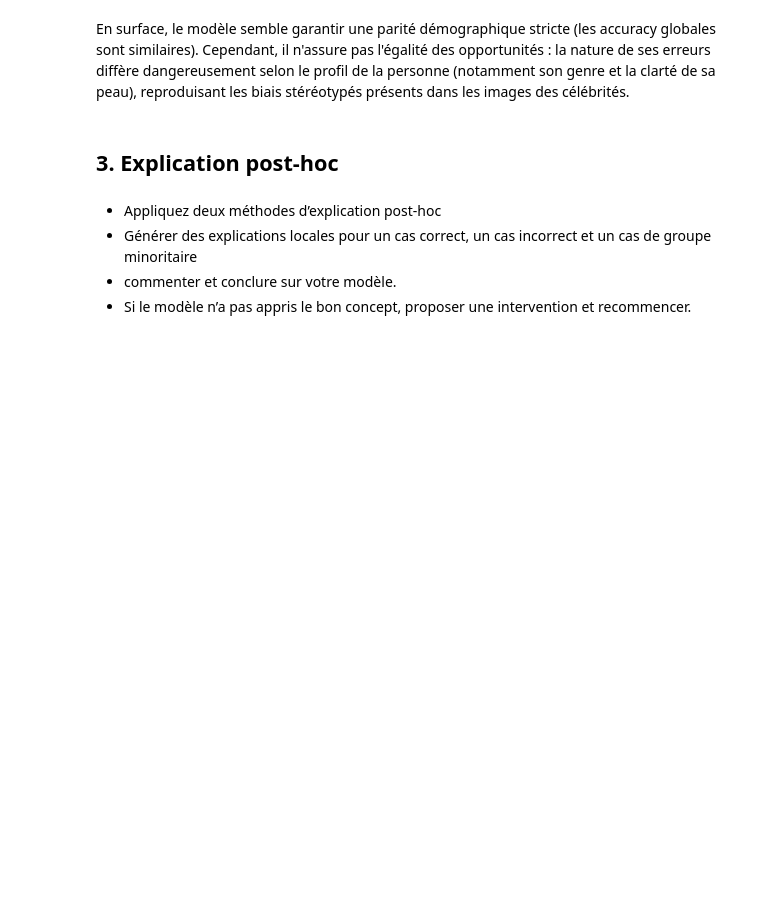
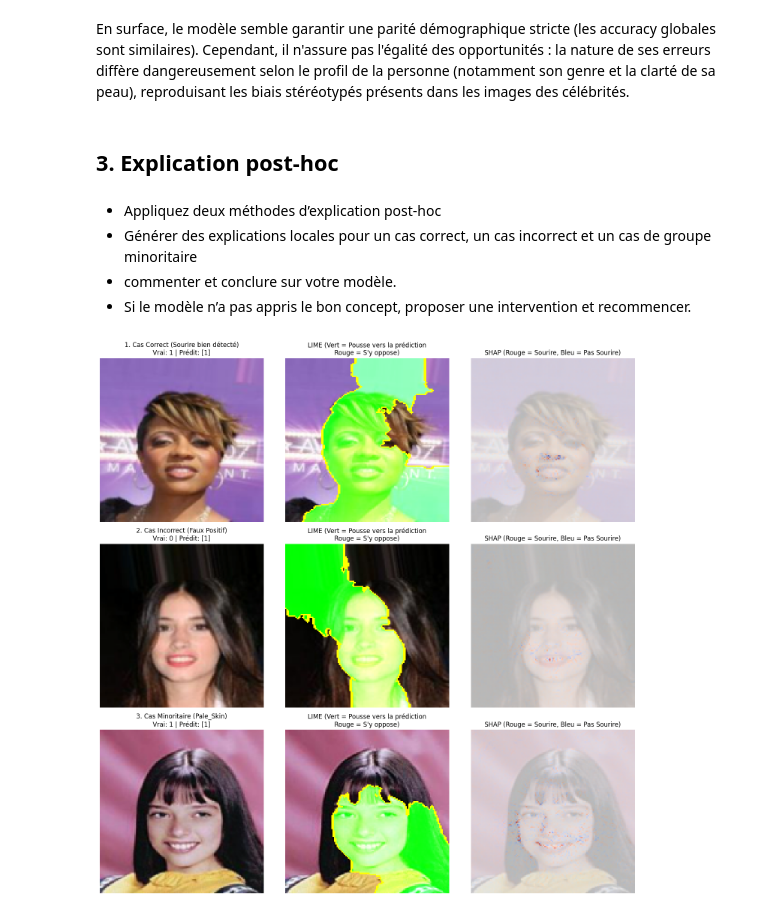
Before and after one commit to daphnemaschas/REXIA, a Jupyter notebook: notebooks/02_analyse_des_données_images.ipynb, the cells around one changed output. Drawn from its saved outputs; the diff is of its cells as text; code cells hidden in the pictures; blank space fills up the shorter version.

Commit message:
:hammer: added post hoc explanation with shap and lime

```diff
--- a/notebooks/02_analyse_des_données_images.ipynb
+++ b/notebooks/02_analyse_des_données_images.ipynb
@@ -611,0 +647,81 @@ recommencer.
+# %%
+# Préparation du background pour SHAP (on prend 50 images de train au hasard)
+model.eval()
+background_images = []
+for i in range(50):
+    img, _ = train_dataset[i]
+    background_images.append(img)
+background_tensor = torch.stack(background_images).to(device)
+
+# Initialisation du GradientExplainer
+shap_explainer = shap.GradientExplainer(model, background_tensor)
+# %%
+fig, axes = plt.subplots(3, 3, figsize=(15, 15))
+
+for row_idx, (title, img_idx) in enumerate(cases.items()):
+    img_name = test_eval.loc[img_idx, 'Image_ID']
+    label = test_eval.loc[img_idx, 'True_Label']
+    pred = test_eval.loc[img_idx, 'Prediction']
+
+    img_path = os.path.join(img_folder, img_name)
+    image_pil = Image.open(img_path).convert('RGB')
+    tensor_img = transform(image_pil)
+
+    # Image originale normalisée pour l'affichage (format numpy H, W, C)
+    img_show = inv_normalize(tensor_img).permute(1, 2, 0).numpy()
+    img_show = np.clip(img_show, 0, 1)
+
+    axes[row_idx, 0].imshow(img_show)
+    axes[row_idx, 0].set_title(f"{title}\nVrai: {label} | Prédit: {pred}")
+    axes[row_idx, 0].axis('off')
+
+    # LIME
+    lime_img_input = np.array(image_pil.resize((128, 128)))
+    explanation = lime_explainer.explain_instance(
+        lime_img_input,
+        batch_predict,
+        top_labels=1,
+        hide_color=0,
+        num_samples=500
+    )
+
+    target_class = 1 if pred == 1 else 0
+    temp, mask = explanation.get_image_and_mask(target_class, positive_only=False, num_features=5, hide_rest=False)
+    img_boundry = mark_boundaries(temp/255.0, mask)
+
+    axes[row_idx, 1].imshow(img_boundry)
+    axes[row_idx, 1].set_title("LIME (Vert = Pousse vers la prédiction\nRouge = S'y oppose)")
+    axes[row_idx, 1].axis('off')
+
+    # SHAP
+    tensor_input = tensor_img.unsqueeze(0).to(device)
+    shap_values = shap_explainer.shap_values(tensor_input)
+
+    if isinstance(shap_values, list):
+        shap_values = shap_values[0]
+
+    if torch.is_tensor(shap_values):
+        shap_values = shap_values.cpu().numpy()
+    else:
+        shap_values = np.array(shap_values)
+
+    shap_values = np.squeeze(shap_values)
+
+    if shap_values.shape[0] == 3:  # (C, H, W)
+        shap_v = np.sum(shap_values, axis=0) # (H, W)
+    elif shap_values.shape[-1] == 3: # (H, W, C)
+        shap_v = np.sum(shap_values, axis=-1)
+    else:
+        shap_v = np.mean(shap_values, axis=0)
+        shap_v = np.squeeze(shap_v)
+
+    abs_vals = np.abs(shap_v).max()
+    axes[row_idx, 2].imshow(img_show, alpha=0.5)
+    im = axes[row_idx, 2].imshow(shap_v, cmap='coolwarm', vmin=-abs_vals, vmax=abs_vals, alpha=0.6)
+    axes[row_idx, 2].set_title("SHAP (Rouge = Sourire, Bleu = Pas Sourire)")
+    axes[row_idx, 2].axis('off')
+
+plt.tight_layout()
+plt.show()
+# %% [output]
+[figure, added]
```
Also changed, not shown: parts of 4 cells of this notebook.
